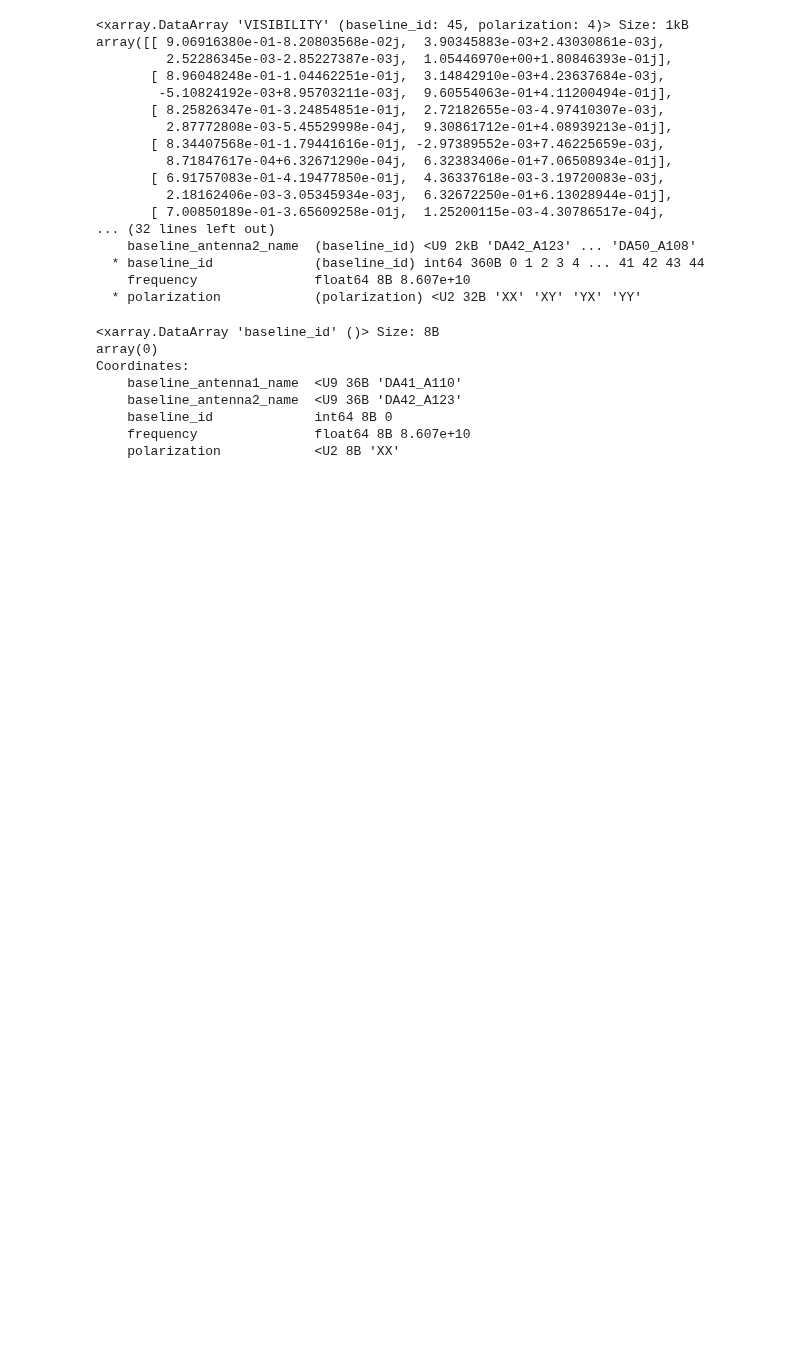
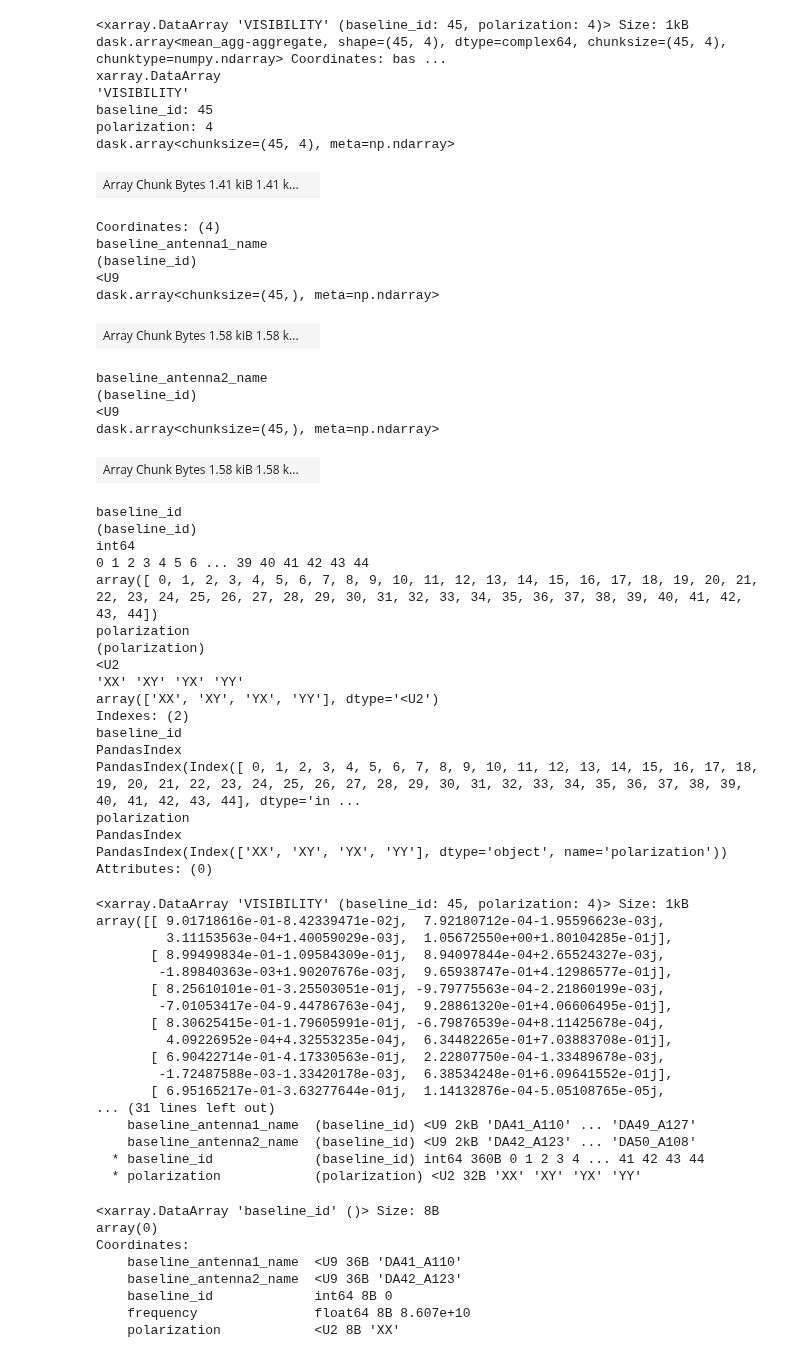
Before and after one commit to casangi/calviper, a Jupyter notebook: ingesting_data.ipynb, the cells around one changed output. Saved outputs shown, nothing was run; the diff lists cells and outputs as text; code cells hidden in the pictures; blank space fills up the shorter version.

```diff
--- a/ingesting_data.ipynb
+++ b/ingesting_data.ipynb
@@ -50,23 +50,66 @@ viper_client = local_client(cores=4, memory_limit="4GB")
 # %%
 processing_set = "data/gaincaltest2.ps.zarr"
 
 # Full processing set
 gaincal_ms = ms.open_processing_set(processing_set)
 pd.set_option('display.max_rows', None)
 
-# Get subset with calibration intents
-selected_calibraters = gaincal_ms.sel(intents='CALIBRATE', string_exact_match=False)
+# Get subset with calibration intents sel scan 2
+selected_calibraters = gaincal_ms.sel(intents="CALIBRATE_DELAY#ON_SOURCE", scan_number=2)
 # We select the first one to test on
 # For now we select one time, channel and pol?
 #print(selected_calibraters)
 cal_test = selected_calibraters['gaincaltest2_0']
+#print(selected_calibraters.summary())
 # These are the model visibilities?
 #print(cal_test.VISIBILITY)
-mean_vis = cal_test.VISIBILITY.mean(dim=["time"])
-test_vis = cal_test.VISIBILITY[0,:,0,:]
+mean_vis = cal_test.VISIBILITY.mean(dim=["time", "frequency"])
+#test_vis = cal_test.VISIBILITY[0,:,0,:]
+test_vis = cal_test.VISIBILITY
 #print(test_vis)
-test_vis = mean_vis[:,0,:]
+
+
+#test_vis = mean_vis[:,0,:]
 #print('time' in test_vis.coords)
+test_vis = mean_vis
+test_vis
+# %% [output]
+<xarray.DataArray 'VISIBILITY' (baseline_id: 45, polarization: 4)> Size: 1kB dask.array<mean_agg-aggregate, shape=(45, 4), dtype=complex64, chunksize=(45, 4), chunktype=numpy.ndarray> Coordinates: bas ...
+xarray.DataArray
+'VISIBILITY'
+baseline_id: 45
+polarization: 4
+dask.array<chunksize=(45, 4), meta=np.ndarray>
+| Array Chunk Bytes 1.41 kiB 1.41 k... |  |
+Coordinates: (4)
+baseline_antenna1_name
+(baseline_id)
+<U9
+dask.array<chunksize=(45,), meta=np.ndarray>
+| Array Chunk Bytes 1.58 kiB 1.58 k... |  |
+baseline_antenna2_name
+(baseline_id)
+<U9
+dask.array<chunksize=(45,), meta=np.ndarray>
+| Array Chunk Bytes 1.58 kiB 1.58 k... |  |
+baseline_id
+(baseline_id)
+int64
+0 1 2 3 4 5 6 ... 39 40 41 42 43 44
+array([ 0, 1, 2, 3, 4, 5, 6, 7, 8, 9, 10, 11, 12, 13, 14, 15, 16, 17, 18, 19, 20, 21, 22, 23, 24, 25, 26, 27, 28, 29, 30, 31, 32, 33, 34, 35, 36, 37, 38, 39, 40, 41, 42, 43, 44])
+polarization
+(polarization)
+<U2
+'XX' 'XY' 'YX' 'YY'
+array(['XX', 'XY', 'YX', 'YY'], dtype='<U2')
+Indexes: (2)
+baseline_id
+PandasIndex
+PandasIndex(Index([ 0, 1, 2, 3, 4, 5, 6, 7, 8, 9, 10, 11, 12, 13, 14, 15, 16, 17, 18, 19, 20, 21, 22, 23, 24, 25, 26, 27, 28, 29, 30, 31, 32, 33, 34, 35, 36, 37, 38, 39, 40, 41, 42, 43, 44], dtype='in ...
+polarization
+PandasIndex
+PandasIndex(Index(['XX', 'XY', 'YX', 'YY'], dtype='object', name='polarization'))
+Attributes: (0)
 # %%
 # Generate a Jones matrix with these visibilites
 # This is a 2x2 matrix for each baseline currently
@@ -74,21 +117,21 @@ test_jones = GainJones.from_visibility(test_vis)
 test_jones.matrix
 # %% [output]
 <xarray.DataArray 'VISIBILITY' (baseline_id: 45, polarization: 4)> Size: 1kB
-array([[ 9.06916380e-01-8.20803568e-02j,  3.90345883e-03+2.43030861e-03j,
-         2.52286345e-03-2.85227387e-03j,  1.05446970e+00+1.80846393e-01j],
-       [ 8.96048248e-01-1.04462251e-01j,  3.14842910e-03+4.23637684e-03j,
-        -5.10824192e-03+8.95703211e-03j,  9.60554063e-01+4.11200494e-01j],
-       [ 8.25826347e-01-3.24854851e-01j,  2.72182655e-03-4.97410307e-03j,
-         2.87772808e-03-5.45529998e-04j,  9.30861712e-01+4.08939213e-01j],
-       [ 8.34407568e-01-1.79441616e-01j, -2.97389552e-03+7.46225659e-03j,
-         8.71847617e-04+6.32671290e-04j,  6.32383406e-01+7.06508934e-01j],
-       [ 6.91757083e-01-4.19477850e-01j,  4.36337618e-03-3.19720083e-03j,
-         2.18162406e-03-3.05345934e-03j,  6.32672250e-01+6.13028944e-01j],
-       [ 7.00850189e-01-3.65609258e-01j,  1.25200115e-03-4.30786517e-04j,
-... (32 lines left out)
+array([[ 9.01718616e-01-8.42339471e-02j,  7.92180712e-04-1.95596623e-03j,
+         3.11153563e-04+1.40059029e-03j,  1.05672550e+00+1.80104285e-01j],
+       [ 8.99499834e-01-1.09584309e-01j,  8.94097844e-04+2.65524327e-03j,
+        -1.89840363e-03+1.90207676e-03j,  9.65938747e-01+4.12986577e-01j],
+       [ 8.25610101e-01-3.25503051e-01j, -9.79775563e-04-2.21860199e-03j,
+        -7.01053417e-04-9.44786763e-04j,  9.28861320e-01+4.06606495e-01j],
+       [ 8.30625415e-01-1.79605991e-01j, -6.79876539e-04+8.11425678e-04j,
+         4.09226952e-04+4.32553235e-04j,  6.34482265e-01+7.03883708e-01j],
+       [ 6.90422714e-01-4.17330563e-01j,  2.22807750e-04-1.33489678e-03j,
+        -1.72487588e-03-1.33420178e-03j,  6.38534248e-01+6.09641552e-01j],
+       [ 6.95165217e-01-3.63277644e-01j,  1.14132876e-04-5.05108765e-05j,
+... (31 lines left out)
+    baseline_antenna1_name  (baseline_id) <U9 2kB 'DA41_A110' ... 'DA49_A127'
     baseline_antenna2_name  (baseline_id) <U9 2kB 'DA42_A123' ... 'DA50_A108'
   * baseline_id             (baseline_id) int64 360B 0 1 2 3 4 ... 41 42 43 44
-    frequency               float64 8B 8.607e+10
   * polarization            (polarization) <U2 32B 'XX' 'XY' 'YX' 'YY'
 # %%
 # Plot the XX pol model vis for one baseline for channel 0
```
Also changed, not shown: parts of 8 cells of this notebook, 2 other files.
